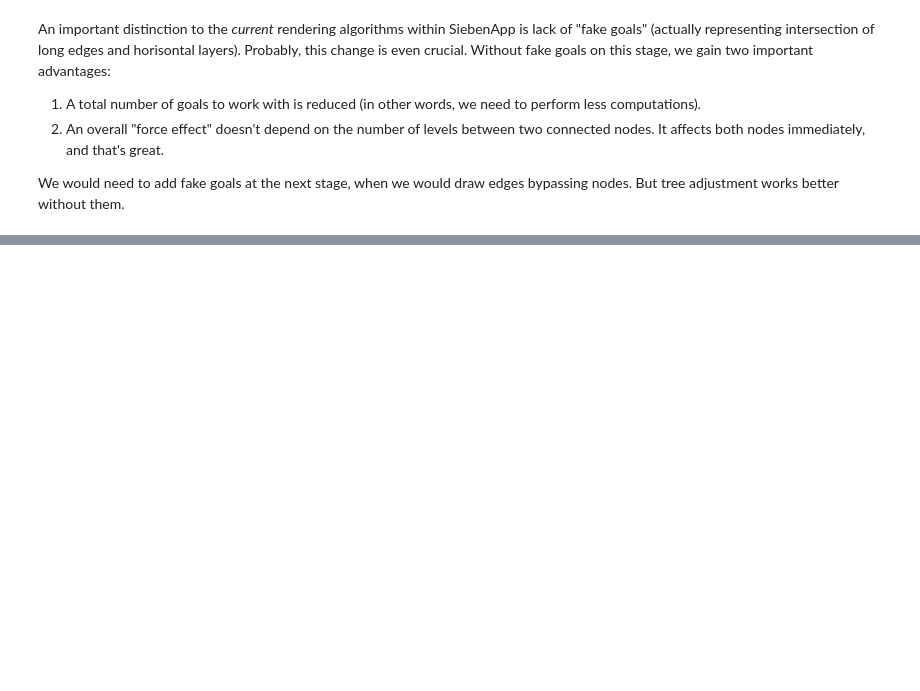
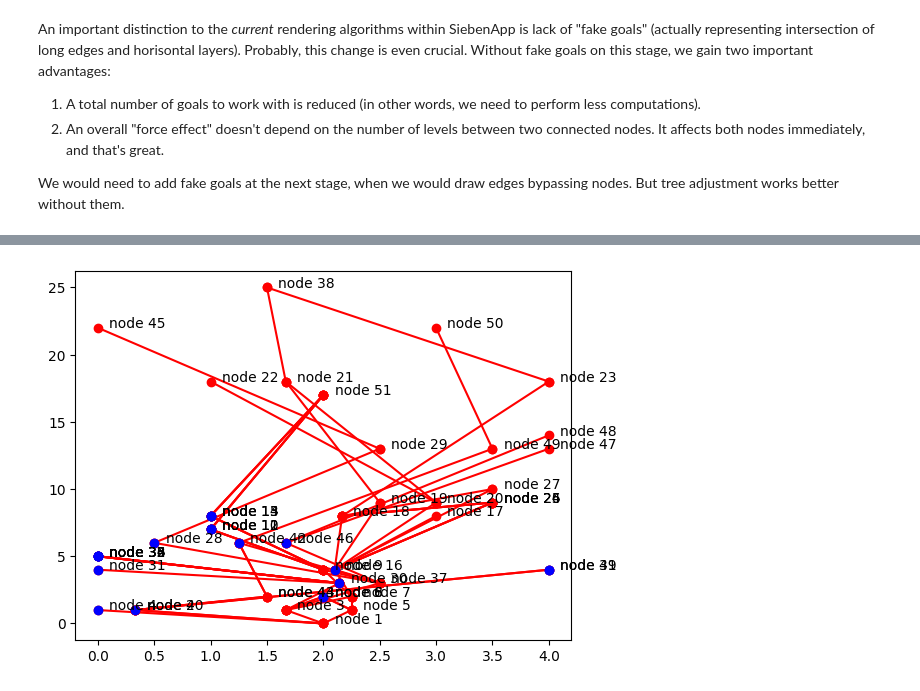
Before and after one commit to ahitrin/SiebenApp-render-playground, a Jupyter notebook: notebooks/sieben-render.ipynb, the cells around one changed output, grey strips where cells are left out. Saved outputs shown, nothing was run; the diff lists cells and outputs as text; code cells hidden in the pictures; blank space fills up the shorter version.

```diff
--- a/notebooks/sieben-render.ipynb
+++ b/notebooks/sieben-render.ipynb
@@ -335,7 +335,7 @@ def calc_shift(rr: RenderResult, shift_fn):
             connected[row.goal_id].add(e[0])
 
     result = {}
-    for row in sample_with_layers.rows:
+    for row in rr.rows:
         goal_id = row.goal_id
         opts = rr.node_opts[goal_id]
         row_, col_ = opts['row'], opts['col']
@@ -451,0 +474,5 @@ We would need to add fake goals at the next stage, when we would draw edges bypa
+# %%
+rrr2 = adjust_horisontal(rrr1, 1.0)
+draw1(rrr2)
+# %% [output]
+[figure, added]
```
Also changed, not shown: parts of 12 cells of this notebook.
